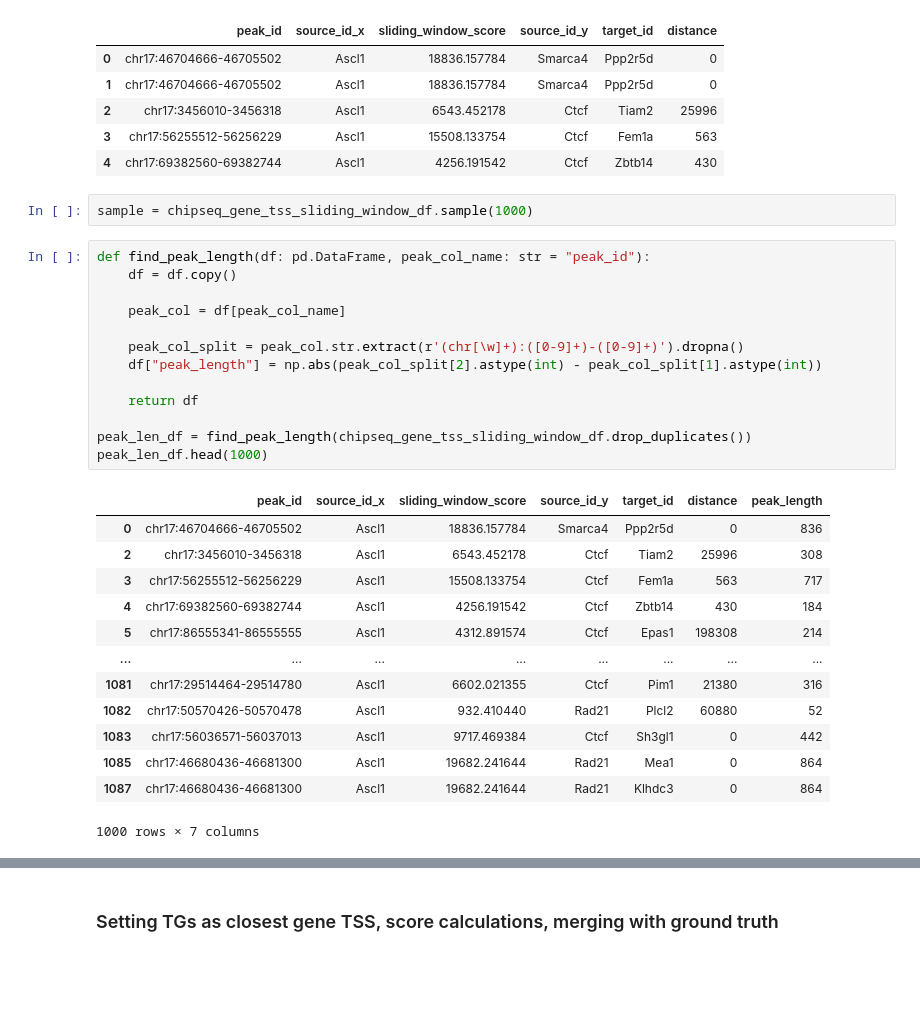
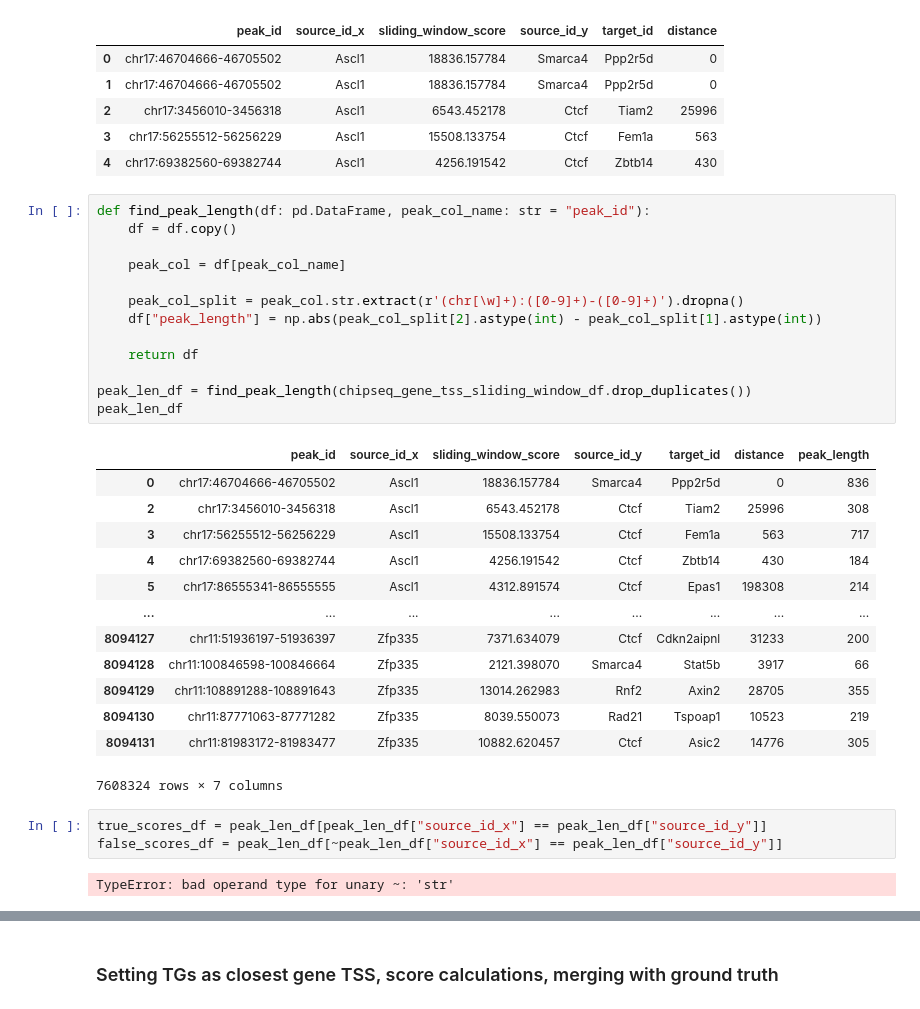
Before and after one commit to emoeller80281/Custom_GRN_Inference, a Jupyter notebook: dev/notebooks/sliding_window_calculation_method_testing.ipynb, the cells around one changed output, grey strips where cells are left out. Drawn from its saved outputs; the diff is of its cells as text; blank space fills up the shorter version.

Commit message:
Split teh chipseq off from my previous notebook to keep things organized. Ran Homer inference on the ChIP-Atlas data

```diff
--- a/dev/notebooks/sliding_window_calculation_method_testing.ipynb
+++ b/dev/notebooks/sliding_window_calculation_method_testing.ipynb
@@ -700,32 +686,35 @@ chipseq_gene_tss_sliding_window_df.head()
 | 2 | chr17:3456010-3456318 | Ascl1 | 6543.452178 | Ctcf | Tiam2 | 25996 |
 | 3 | chr17:56255512-56256229 | Ascl1 | 15508.133754 | Ctcf | Fem1a | 563 |
 | 4 | chr17:69382560-69382744 | Ascl1 | 4256.191542 | Ctcf | Zbtb14 | 430 |
-# %%
-sample = chipseq_gene_tss_sliding_window_df.sample(1000)
 # %%
 def find_peak_length(df: pd.DataFrame, peak_col_name: str = "peak_id"):
     df = df.copy()
 
     peak_col = df[peak_col_name]
 
     peak_col_split = peak_col.str.extract(r'(chr[\w]+):([0-9]+)-([0-9]+)').dropna()
     df["peak_length"] = np.abs(peak_col_split[2].astype(int) - peak_col_split[1].astype(int))
 
     return df
 
 peak_len_df = find_peak_length(chipseq_gene_tss_sliding_window_df.drop_duplicates())
-peak_len_df.head(1000)
+peak_len_df
 # %% [output]
 |  | peak_id | source_id_x | sliding_window_score | source_id_y | target_id | distance | peak_length |
 | 0 | chr17:46704666-46705502 | Ascl1 | 18836.157784 | Smarca4 | Ppp2r5d | 0 | 836 |
 | 2 | chr17:3456010-3456318 | Ascl1 | 6543.452178 | Ctcf | Tiam2 | 25996 | 308 |
 | 3 | chr17:56255512-56256229 | Ascl1 | 15508.133754 | Ctcf | Fem1a | 563 | 717 |
 | 4 | chr17:69382560-69382744 | Ascl1 | 4256.191542 | Ctcf | Zbtb14 | 430 | 184 |
 | 5 | chr17:86555341-86555555 | Ascl1 | 4312.891574 | Ctcf | Epas1 | 198308 | 214 |
 | ... | ... | ... | ... | ... | ... | ... | ... |
-| 1081 | chr17:29514464-29514780 | Ascl1 | 6602.021355 | Ctcf | Pim1 | 21380 | 316 |
-| 1082 | chr17:50570426-50570478 | Ascl1 | 932.410440 | Rad21 | Plcl2 | 60880 | 52 |
-| 1083 | chr17:56036571-56037013 | Ascl1 | 9717.469384 | Ctcf | Sh3gl1 | 0 | 442 |
-| 1085 | chr17:46680436-46681300 | Ascl1 | 19682.241644 | Rad21 | Mea1 | 0 | 864 |
-| 1087 | chr17:46680436-46681300 | Ascl1 | 19682.241644 | Rad21 | Klhdc3 | 0 | 864 |
+| 8094127 | chr11:51936197-51936397 | Zfp335 | 7371.634079 | Ctcf | Cdkn2aipnl | 31233 | 200 |
+| 8094128 | chr11:100846598-100846664 | Zfp335 | 2121.398070 | Smarca4 | Stat5b | 3917 | 66 |
+| 8094129 | chr11:108891288-108891643 | Zfp335 | 13014.262983 | Rnf2 | Axin2 | 28705 | 355 |
+| 8094130 | chr11:87771063-87771282 | Zfp335 | 8039.550073 | Rad21 | Tspoap1 | 10523 | 219 |
+| 8094131 | chr11:81983172-81983477 | Zfp335 | 10882.620457 | Ctcf | Asic2 | 14776 | 305 |
-1000 rows × 7 columns
+7608324 rows × 7 columns
+# %%
+true_scores_df = peak_len_df[peak_len_df["source_id_x"] == peak_len_df["source_id_y"]]
+false_scores_df = peak_len_df[~peak_len_df["source_id_x"] == peak_len_df["source_id_y"]]
+# %% [output]
+TypeError: bad operand type for unary ~: 'str'
```
Also changed, not shown: parts of 9 cells of this notebook, 7 other files.
